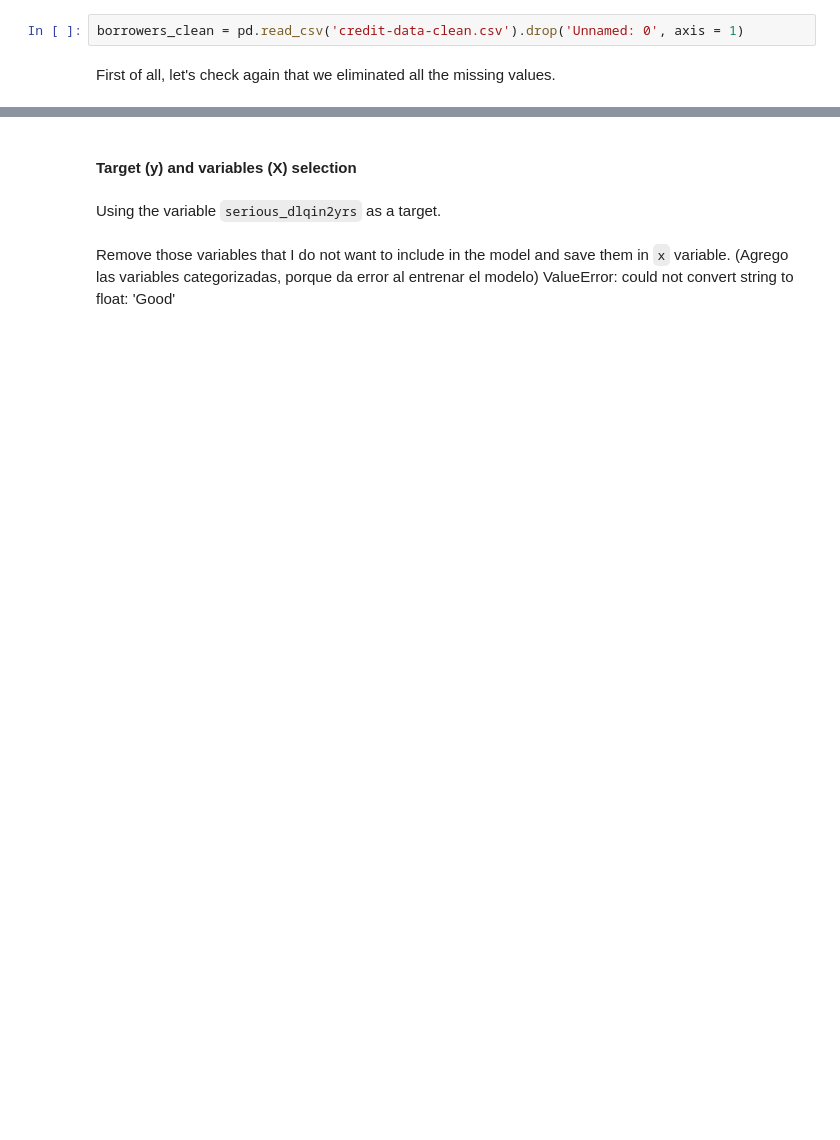
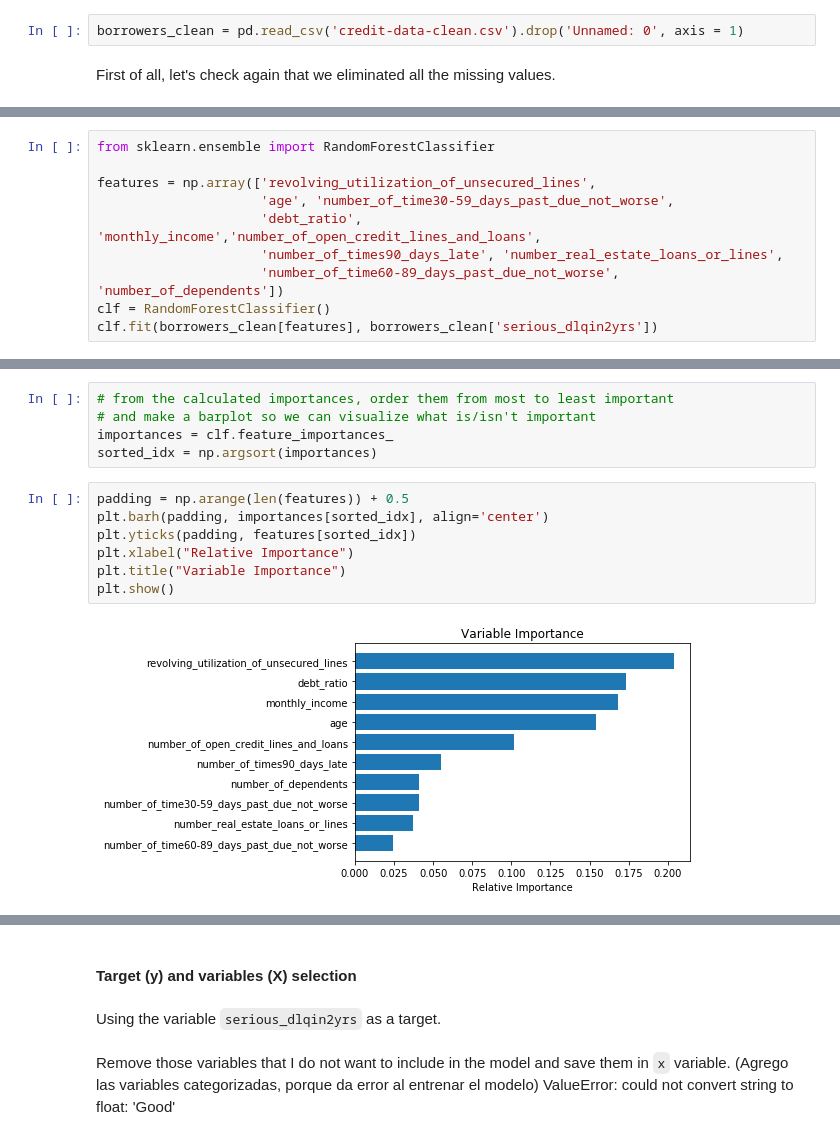
Before and after one commit to yaninaiberra/Fligoo_EDA, a Jupyter notebook: Fligoo_TechInterview_Credit2.ipynb, the cells around one changed output, grey strips where cells are left out. Cells and saved outputs as stored; diff of their text form; blank space fills up the shorter version.

Commit message:
Update Fligoo_TechInterview_Credit2.ipynb
Random Forest and  k-Nearest Neighbor models.

```diff
--- a/Fligoo_TechInterview_Credit2.ipynb
+++ b/Fligoo_TechInterview_Credit2.ipynb
@@ -142,0 +132,10 @@ borrowers_clean.describe()
+# %%
+from sklearn.ensemble import RandomForestClassifier
+
+features = np.array(['revolving_utilization_of_unsecured_lines',
+                     'age', 'number_of_time30-59_days_past_due_not_worse',
+                     'debt_ratio', 'monthly_income','number_of_open_credit_lines_and_loans',
+                     'number_of_times90_days_late', 'number_real_estate_loans_or_lines',
+                     'number_of_time60-89_days_past_due_not_worse', 'number_of_dependents'])
+clf = RandomForestClassifier()
+clf.fit(borrowers_clean[features], borrowers_clean['serious_dlqin2yrs'])
@@ -142,0 +153,14 @@ borrowers_clean.describe()
+# %%
+# from the calculated importances, order them from most to least important
+# and make a barplot so we can visualize what is/isn't important
+importances = clf.feature_importances_
+sorted_idx = np.argsort(importances)
+# %%
+padding = np.arange(len(features)) + 0.5
+plt.barh(padding, importances[sorted_idx], align='center')
+plt.yticks(padding, features[sorted_idx])
+plt.xlabel("Relative Importance")
+plt.title("Variable Importance")
+plt.show()
+# %% [output]
+[figure, added]
```
Also changed, not shown: parts of 92 cells of this notebook.
